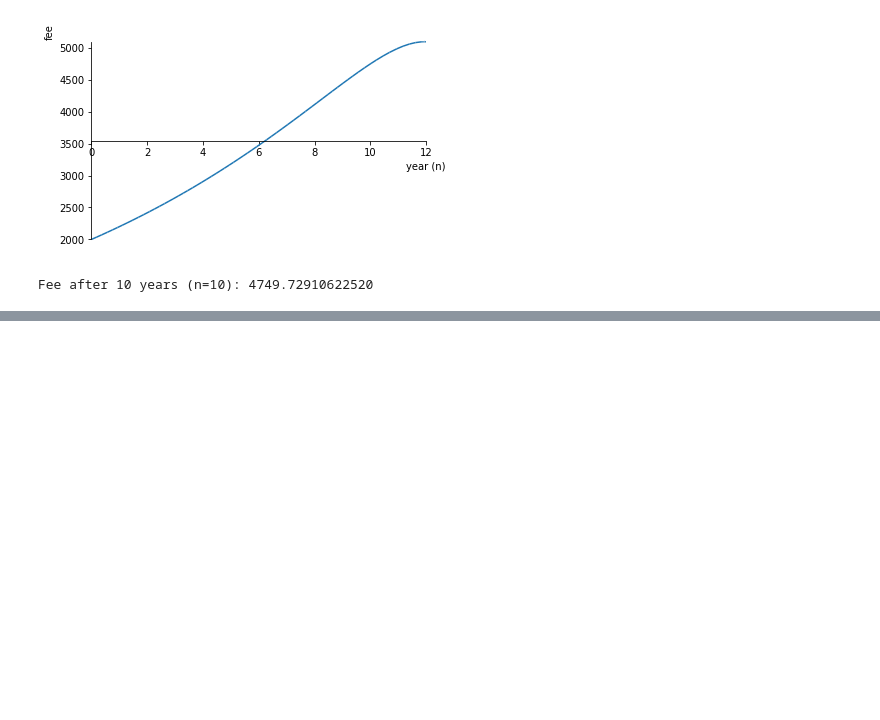
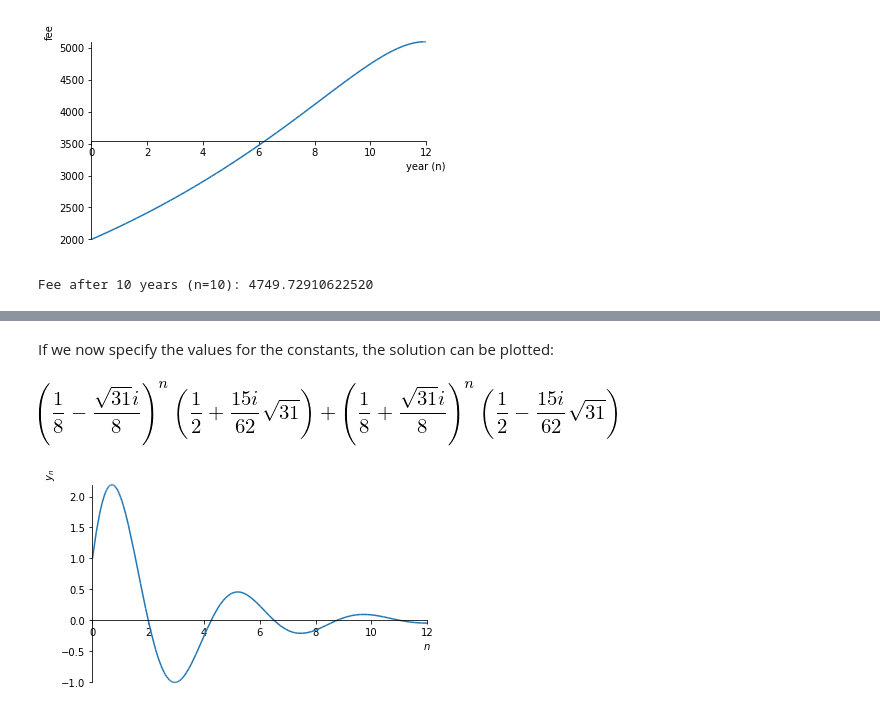
Before and after one commit to garth-wells/IA-maths-Jupyter, a Jupyter notebook: Lecture05.ipynb, the cells around one changed output, grey strips where cells are left out. Saved outputs shown, nothing was run; the diff lists cells and outputs as text; code cells hidden in the pictures; blank space fills up the shorter version.

```diff
--- a/Lecture05.ipynb
+++ b/Lecture05.ipynb
@@ -72,0 +107,11 @@ Fee after 10 years (n=10): 4749.72910622520
+# %% [markdown]
+If we now specify the values for the constants, the solution can be plotted:
+# %%
+eqn1 = eqn.subs('a', 4).subs('b', 1).subs('c', 2)
+soln = rsolve(eqn1, y(n), init={y(0) : 1, y(1) : 2})
+display(soln)
+
+plot(soln, (n, 0, 12), xlabel="$n$", ylabel="$y_{n}$");
+# %% [output]
+[figure, added]
+[figure, added]
```
Also changed, not shown: parts of 23 cells of this notebook.
